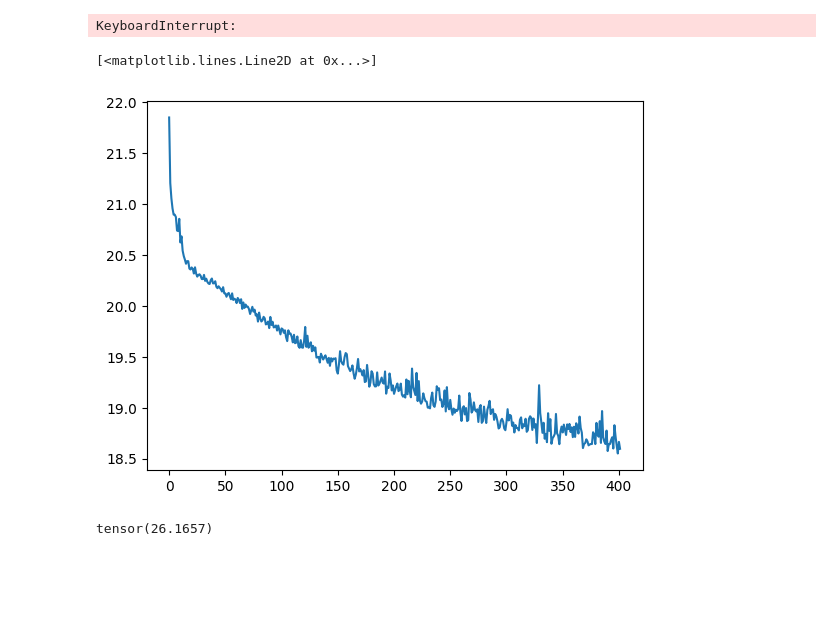
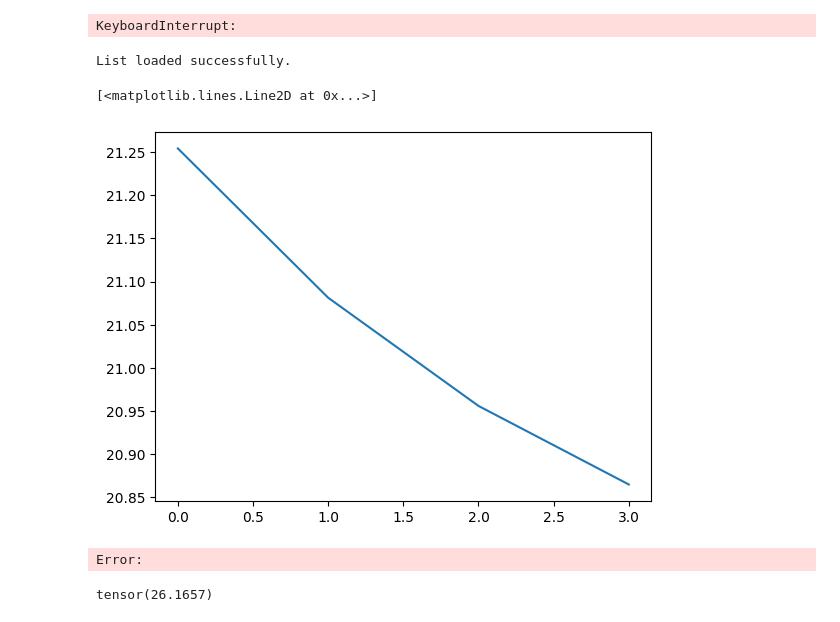
Before and after one commit to YujiHan/scDYff_DiT, a Jupyter notebook: demo_interpolartion.ipynb, the cells around one changed output. Cells and saved outputs as stored; diff of their text form; code cells hidden in the pictures; blank space fills up the shorter version.

```diff
--- a/demo_interpolartion.ipynb
+++ b/demo_interpolartion.ipynb
@@ -59,4 +59,16 @@ def CombinationDataloader(data_list, label_list):
     return (combinations, combinations_label)
 # %%
 combinations, combinations_label = CombinationDataloader(data_list,label_list)
+# %%
+def save_model(model, dataset_name, epochs):
+    model_path = f'/home/hanyuji/Results/scDYff/model_inter_{dataset_name}_{epochs}epochs.pt'
+    torch.save(model.state_dict(), model_path)
+
+# model.load_state_dict(torch.load(model_path))
+# %%
+def save_log_file(log_list, dataset):
+    file_path = f'/home/hanyuji/Results/scDYff/loss_log/loss_log_{dataset}.pt'
+
+    with open(file_path, 'wb') as f:
+        pickle.dump(log_list, f)
 # %%
@@ -69,7 +79,7 @@ def SinkhornLoss(t_true, t_est, blur=0.05, scaling=0.5):
     return loss
 # %%
 lr = 1e-4
-device=torch.device('cuda:1')
+device=torch.device('cuda:0')
 num_epoch = 1400
 criterion = SinkhornLoss
 model.to(device)
@@ -79,7 +89,7 @@ optimizer = torch.optim.AdamW(model.parameters(), lr=lr, weight_decay=0)
 loss_log = []
 
 input_size = 50
-batch_size = 256
+
 
 t_epoch = tqdm(range(num_epoch), ncols=100)
 
@@ -108,14 +118,6 @@ for epoch in t_epoch:
 
 
         x2_pred = model(x13, t=t)
-
-
-
-        # print(f'x2.size():{x2.size()}')
-        # print(f'x2_pred.size():{x2_pred.size()}')
-
-
-
         loss = criterion(x2, x2_pred)
 
         loss.backward()
@@ -127,6 +129,12 @@ for epoch in t_epoch:
     epoch_loss = epoch_loss / (i + 1)  # type: ignore
 
     loss_log.append(epoch_loss)
+    save_log_file(loss_log, dataset_name)
+    if epoch%200==0:
+        save_model(model, dataset_name, epoch)
+
+
+
     t_epoch.set_postfix_str(f'loss:{epoch_loss:.5f}')  # type: ignore
 # %% [output]
 KeyboardInterrupt:
@@ -140,11 +141,19 @@ torch.save(model.state_dict(), model_path)
-# %%
-import matplotlib.pyplot as plt
-
-plt.plot(loss_log)
-# %% [output]
-[<matplotlib.lines.Line2D at 0x...>]
-[figure, removed]
+# %%
+# 损失曲线
+file_path = f'/home/hanyuji/Results/scDYff/loss_log/loss_log_{dataset_name}.pt'
+with open(file_path, 'rb') as f:
+    loaded_list = pickle.load(f)
+print("List loaded successfully.")
+
+plt.plot(loss_log)
+# %% [output]
+List loaded successfully.
+[<matplotlib.lines.Line2D at 0x...>]
+[figure, added]
+Error:
 # %%
+# naive方法
+
 batch_size=1024
 data1 = data_list[0]
 data2 = data_list[1]
@@ -156,7 +165,7 @@ data2 = data2[cell_idx_0, :]
 
 data1 = torch.Tensor(data1)
 data2 = torch.Tensor(data2)
+
+SinkhornLoss(data1,data2)
+# %% [output]
+tensor(26.1657)
-# %%
-SinkhornLoss(data1,data2)
-# %% [output]
-tensor(26.1657)
```
Also changed, not shown: parts of 5 cells of this notebook, 3 other files.
